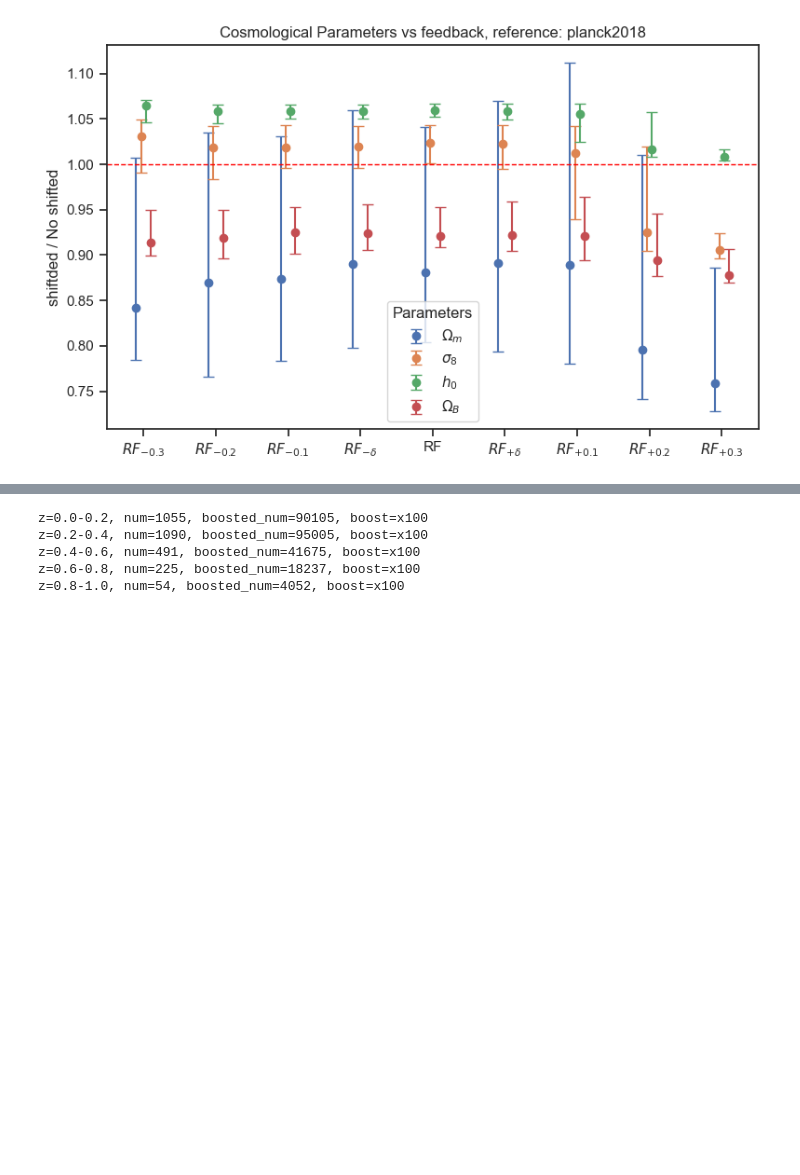
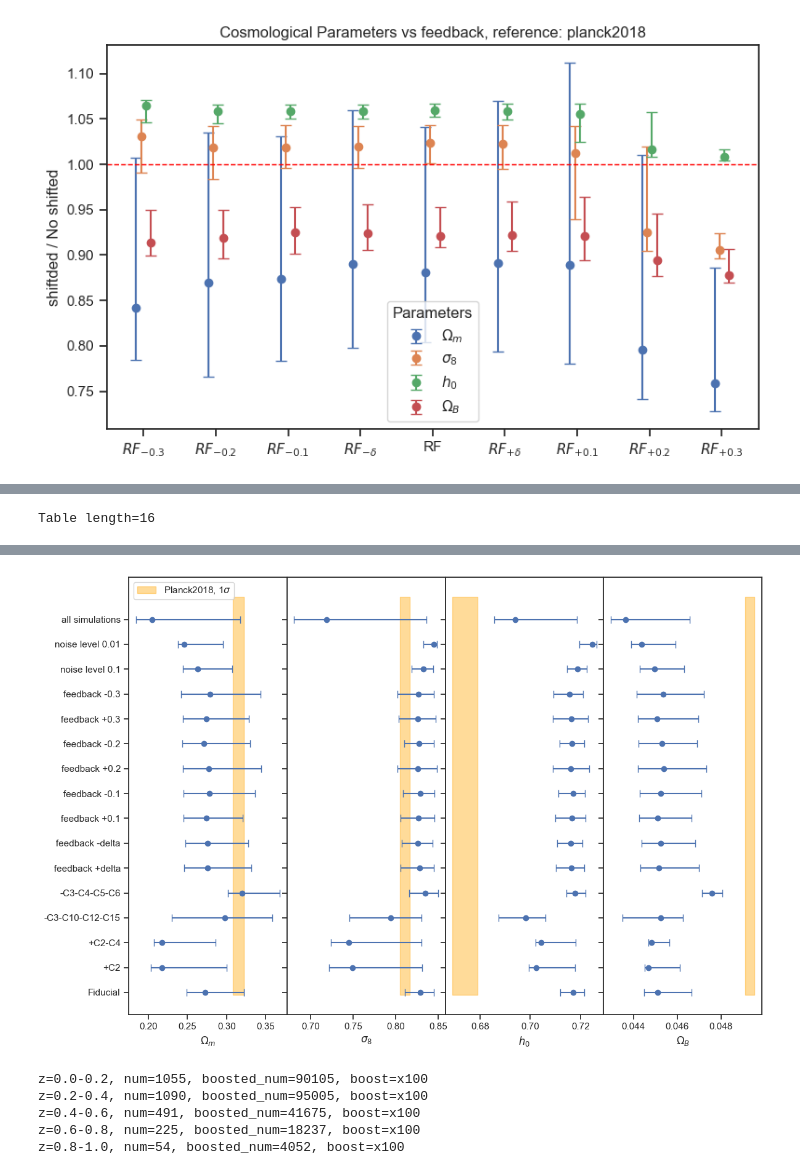
Before and after one commit to Fucheng-Zhong/MLCI, a Jupyter notebook: main_test.ipynb, the cells around one changed output, grey strips where cells are left out. Saved outputs shown, nothing was run; the diff lists cells and outputs as text; code cells hidden in the pictures; blank space fills up the shorter version.

Commit message:
add muti-test

```diff
--- a/main_test.ipynb
+++ b/main_test.ipynb
@@ -1106,3 +1106,67 @@ constrain: {'Model Name': 'RF_R_corr_plus_0.1', 'Catalog': 'RF_R_corr_plus_0.1',
 constrain: {'Model Name': 'RF_R_corr_plus_0.2', 'Catalog': 'RF_R_corr_plus_0.2', 'Omega_medians': 0.246421678558272, 'Omega_lower_errors': 0.01688936841456759, 'Omega_upper_errors': 0.0665381582968610 ...
 constrain: {'Model Name': 'RF_R_corr_plus_0.3', 'Catalog': 'RF_R_corr_plus_0.3', 'Omega_medians': 0.2349738529959242, 'Omega_lower_errors': 0.009624777371822296, 'Omega_upper_errors': 0.03946435319051 ...
 [figure]
+# %%
+from MLCI.visualization import plot
+import pandas as pd
+import matplotlib.pyplot as plt
+import numpy as np
+from astropy.table import Table
+from astropy.cosmology import Planck18
+from MLCI.utils.config_creator import YamlCreator
+
+
+def plot_cosmology_paras_vs_test(model_names, show_name=[], fname='./figures/paras_vs_test.pdf', z_0=0.1, z_1=0.8):
+    cosmology_paras = []
+    for model_name in model_names:
+        results = pd.read_csv(f"./results/{model_name}/observation.csv")
+        subset = results[(results['z'] >= z_0) & (results['z'] < z_1)]
+        paras = plot.get_expectation_1sigam(subset, model_name, 'observation')
+        cosmology_paras.append(paras)
+    # https://ui.adsabs.harvard.edu/abs/2020A%26A...641A...6P/abstract
+    # Omegam = 0.315 ± 0.007
+    # h0 = (67.4 ± 0.5) km s-1 Mpc-1
+    # σ8 = 0.811 ± 0.006
+    # Ωbh2 = 0.0224 ± 0.0001,
+    h0 = (67.4/100)
+    ref_cosmology = {'Omega_medians':0.315, 'Omega_lower_errors':0.007, 'Omega_upper_errors':0.007,
+                     'Sigm8_medians':0.811, 'Sigm8_lower_errors':0.006, 'Sigm8_upper_errors':0.006,
+                     'Hubble_medians':67.4/100, 'Hubble_lower_errors':0.5/100, 'Hubble_upper_errors':0.5/100,
+                     'OmegaB_medians':0.0224/h0**2, 'OmegaB_lower_errors':0.0001/h0**2, 'OmegaB_upper_errors':0.0001/h0**2}
+
+    cosmology_paras = Table(cosmology_paras)
+
+    para_names = ['Omega', 'Sigm8', 'Hubble', 'OmegaB']
+    label_names = ['$\Omega_m$', '$\sigma_8$', '$h_0$', '$\Omega_B$']
+
+    fig, axes = plt.subplots(nrows=1, ncols=4, sharey=True, figsize=(12, 8), gridspec_kw={'wspace': 0})
+    for para_name, label, ax in zip(para_names, label_names, axes):
+        test_num = np.arange(len(cosmology_paras))
+        value = cosmology_paras[f'{para_name}_medians']
+        value_err = np.array([cosmology_paras[f'{para_name}_lower_errors'], cosmology_paras[f'{para_name}_upper_errors']])
+        ref_value = ref_cosmology[f'{para_name}_medians']
+        ref_low_error = ref_cosmology[f'{para_name}_lower_errors']
+        ref_up_error = ref_cosmology[f'{para_name}_upper_errors']
+        ax.errorbar(value, test_num, xerr=value_err, fmt='o', capsize=4)
+        h0, err = ref_value, 0.003
+        ax.fill_betweenx([-0.1, len(cosmology_paras)-0.1], ref_value - ref_low_error, ref_value + ref_up_error, color='orange', alpha=0.4, label='Planck2018, 1$\sigma$')
+        ax.set_xlabel(label)
+
+    if len(show_name) == 0:
+        show_name = model_names
+    axes[0].legend(loc='best')
+    plt.yticks(ticks=np.arange(len(cosmology_paras)), labels=show_name)
+    plt.tight_layout()
+    plt.savefig(fname)
+
+    return cosmology_paras
+
+yaml_creter = YamlCreator(fname='default_test_para.yaml')
+#yaml_creter.create_test_para_yaml()
+test_config = yaml_creter.load_yaml()
+model_names, show_name = [], []
+for key, value in test_config.items():
+    model_names.append(key)
+    show_name.append(value['description'])
+plot_cosmology_paras_vs_test(model_names, show_name)
+# %% [output]
@@ -1108,0 +1189 @@ constrain: {'Model Name': 'RF_R_corr_plus_0.3', 'Catalog': 'RF_R_corr_plus_0.3',
+Table length=16
@@ -1109,3 +1208,4 @@ constrain: {'Model Name': 'RF_R_corr_plus_0.3', 'Catalog': 'RF_R_corr_plus_0.3',
+[figure, added]
 # %%
 redshift_bin = np.linspace(0, 1.0, 6, endpoint=True)
 for i in range(len(redshift_bin)-1):
```
Also changed, not shown: parts of 1 cell of this notebook, 2 other files.
